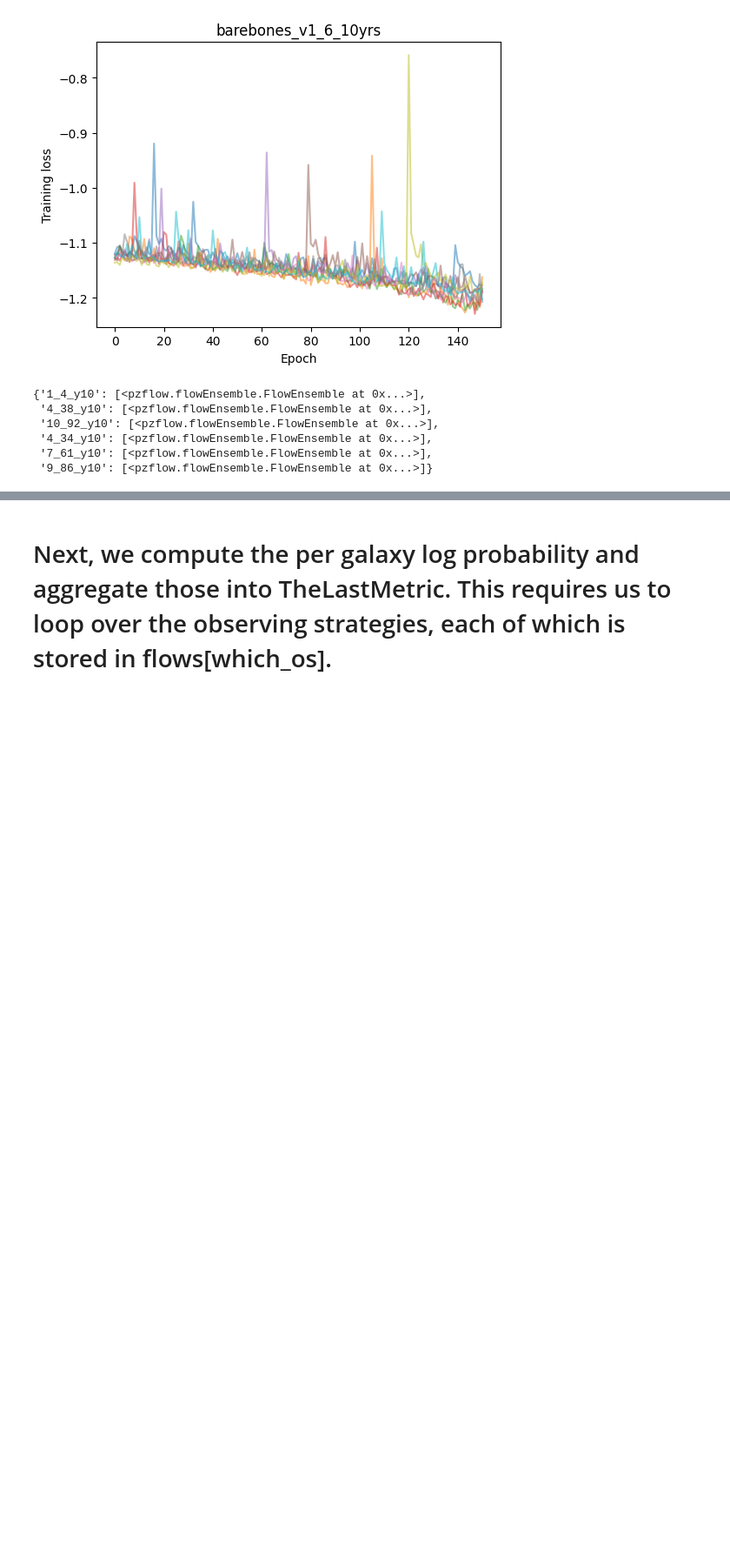
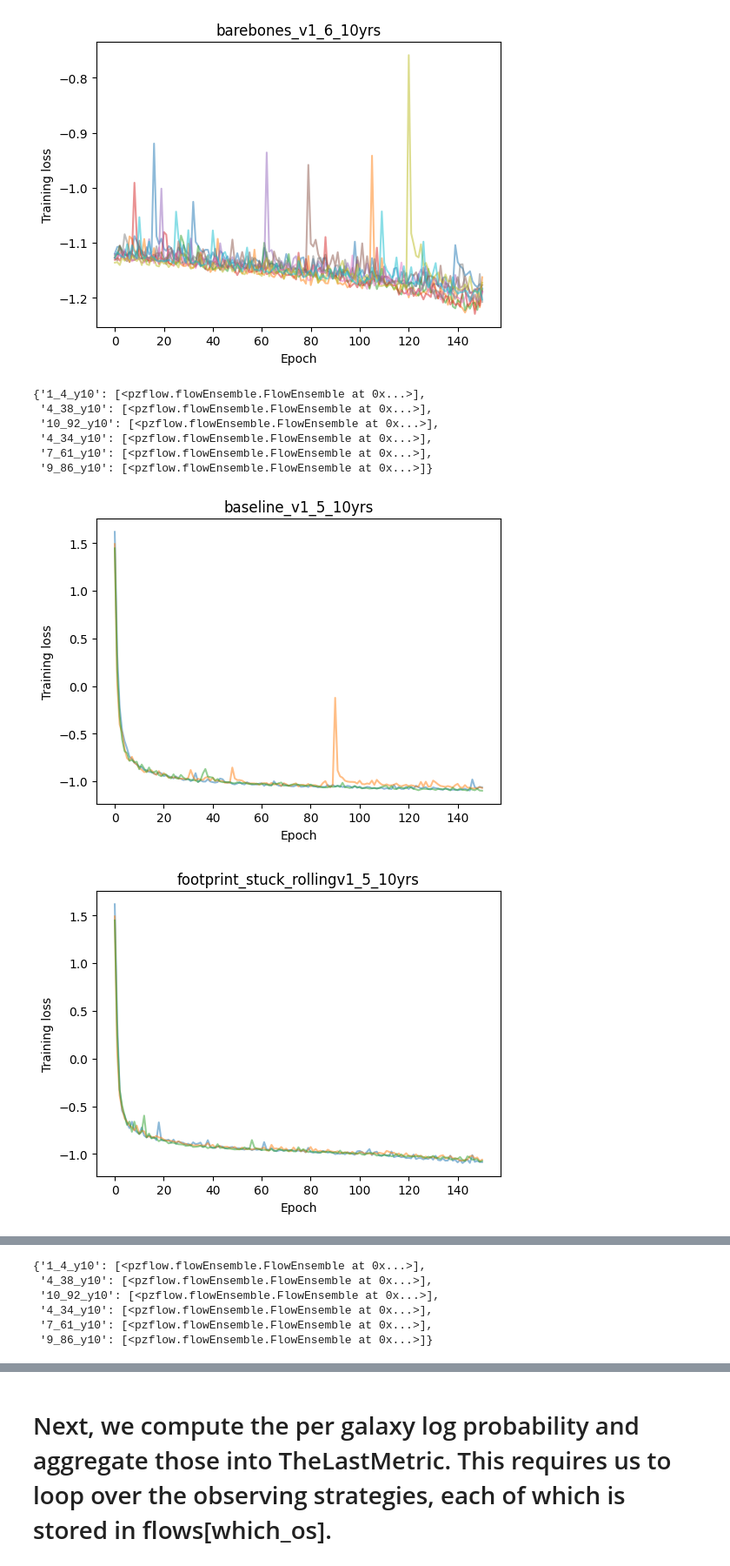
Before and after one commit to Rachel-0420/TLM-Continuous-Data, a Jupyter notebook: Example_TLM.ipynb, the cells around one changed output, grey strips where cells are left out. Shown at 87% size. Drawn from its saved outputs; the diff is of its cells as text; code cells hidden in the pictures; blank space fills up the shorter version.

```diff
--- a/Example_TLM.ipynb
+++ b/Example_TLM.ipynb
@@ -593,14 +589,14 @@ Loss:
 # %%
 # change to the Directory where the flows are saved.
 # cd /content/drive/MyDrive/Research/RubinPz/trained_flows_losses_May
-prepend = 'drive/MyDrive/TLM Discrete r Old Data/'
+prepend = 'drive/MyDrive/TLM Discrete r Old Data 3rd Run/'
 # %%
 # why no Flow 0 in losses? but it's present in the flows which matters more
 
 flows = {}
 for which_os in available_os:
-  flows[which_os] = [FlowEnsemble(file=prepend+f"pzflow_ensemble_for_{which_os}.pkl" )]
-  with open(prepend+f'losses_for_'+which_os+'.pkl', "rb") as file:
+  flows[which_os] = [FlowEnsemble(file=prepend+f"1_pzflow_ensemble_for_{which_os}.pkl" )]
+  with open(prepend+f'1_losses_for_'+which_os+'.pkl', "rb") as file:
     losses = pickle.load(file)["losses"]
     # print(np.shape(losses))
   fig, ax = plt.subplots(figsize=(6, 4.25), dpi=100)
@@ -631,3 +627,30 @@ flows
  '4_34_y10': [<pzflow.flowEnsemble.FlowEnsemble at 0x...>],
  '7_61_y10': [<pzflow.flowEnsemble.FlowEnsemble at 0x...>],
  '9_86_y10': [<pzflow.flowEnsemble.FlowEnsemble at 0x...>]}
+# %%
+prepend2 = 'drive/MyDrive/TLM Discrete r Old Data 2nd Run/'
+
+flows = {}
+for which_os in available_os:
+  flows[which_os] = [FlowEnsemble(file=prepend2+f"pzflow_ensemble_for_{which_os}.pkl" )]
+  with open(prepend2+f'losses_for_'+which_os+'.pkl', "rb") as file:
+    losses = pickle.load(file)["losses"]
+    # print(np.shape(losses))
+  fig, ax = plt.subplots(figsize=(6, 4.25), dpi=100)
+  ax.set_title(os_names[which_os])
+  for k in losses.keys():
+    ax.plot(losses[k], alpha=0.5)#, label = str(i))
+    # ax.plot([], c=os_colors['10_92_y10'], label=i)
+
+#  ax.legend()
+  ax.set(xlabel="Epoch", ylabel="Training loss")
+  plt.show()
+
+# just_tav = {}
+# for os in available_os:
+#   just_tav[os] = post_trained[os].log_prob(catalogs[os])
+
+flows
+# %% [output]
+[figure, added]
+[figure, added]
@@ -633,0 +661,6 @@ flows
+{'1_4_y10': [<pzflow.flowEnsemble.FlowEnsemble at 0x...>],
+ '4_38_y10': [<pzflow.flowEnsemble.FlowEnsemble at 0x...>],
+ '10_92_y10': [<pzflow.flowEnsemble.FlowEnsemble at 0x...>],
+ '4_34_y10': [<pzflow.flowEnsemble.FlowEnsemble at 0x...>],
+ '7_61_y10': [<pzflow.flowEnsemble.FlowEnsemble at 0x...>],
+ '9_86_y10': [<pzflow.flowEnsemble.FlowEnsemble at 0x...>]}
```
Also changed, not shown: parts of 9 cells of this notebook.
